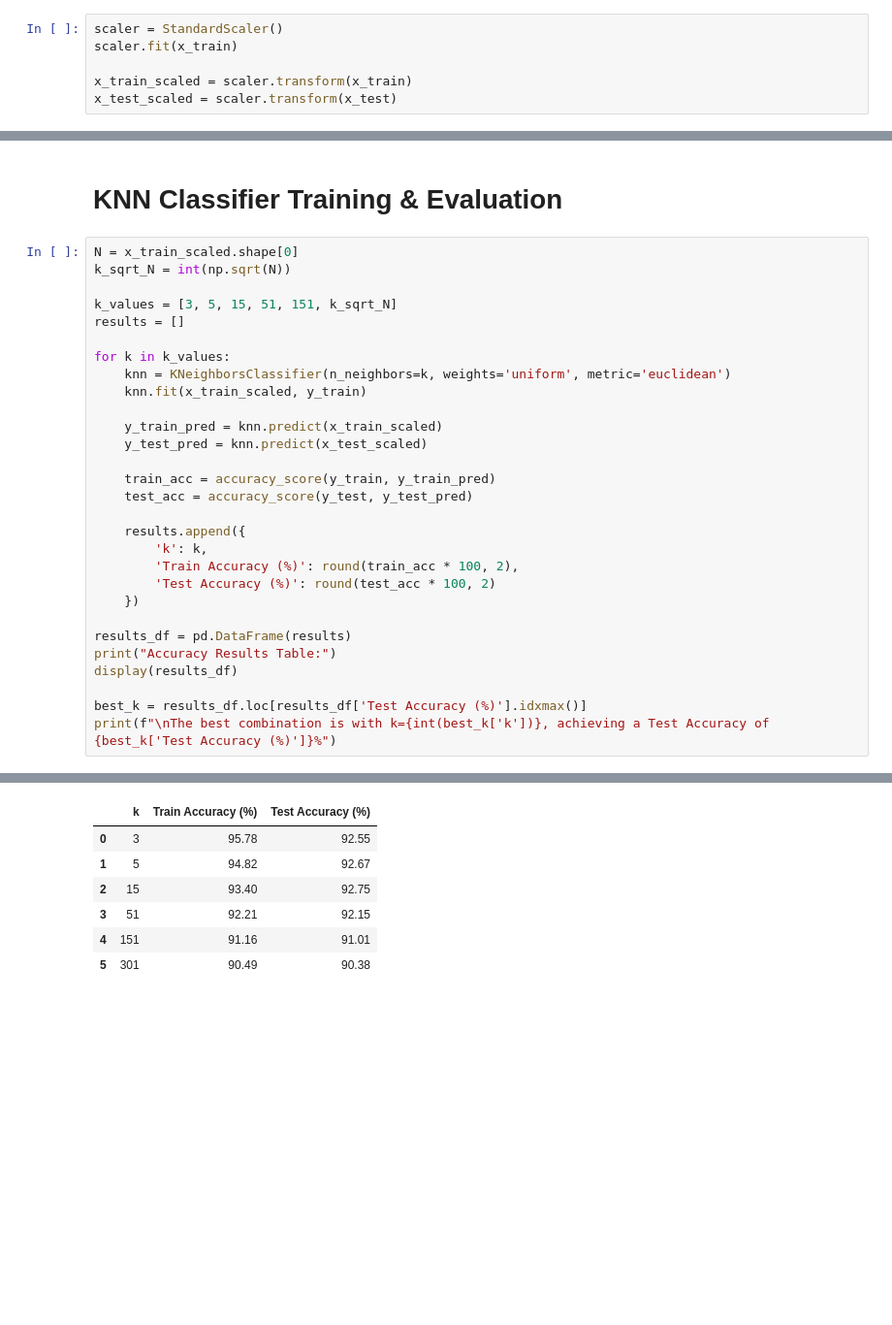
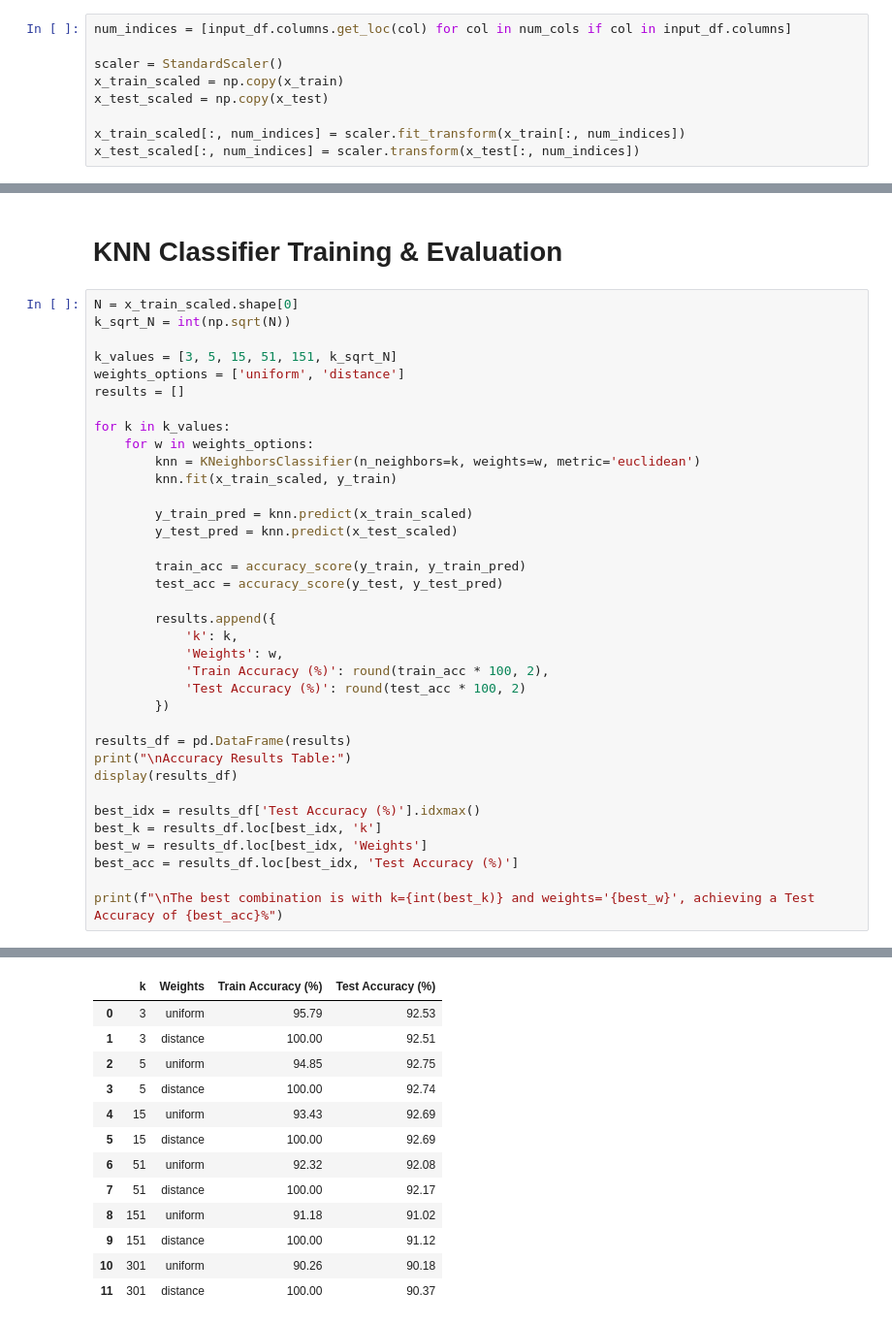
Before and after one commit to MariaVrett/KNN, a Jupyter notebook: Κ_ΝΝ.ipynb, the cells around one changed output, grey strips where cells are left out. Shown at 97% size. Drawn from its saved outputs; the diff is of its cells as text; blank space fills up the shorter version.

```diff
--- a/Κ_ΝΝ.ipynb
+++ b/Κ_ΝΝ.ipynb
@@ -119,12 +119,15 @@ Train set shape: (90640, 23) (90640,)
 Test set shape: (38847, 23) (38847,)
 # %% [markdown]
 # Data Normalization
-# %%
-scaler = StandardScaler()
-scaler.fit(x_train)
-
-x_train_scaled = scaler.transform(x_train)
-x_test_scaled = scaler.transform(x_test)
+# %%
+num_indices = [input_df.columns.get_loc(col) for col in num_cols if col in input_df.columns]
+
+scaler = StandardScaler()
+x_train_scaled = np.copy(x_train)
+x_test_scaled = np.copy(x_test)
+
+x_train_scaled[:, num_indices] = scaler.fit_transform(x_train[:, num_indices])
+x_test_scaled[:, num_indices] = scaler.transform(x_test[:, num_indices])
 # %% [markdown]
 The KNN algorithm calculates distances between examples to find the nearest neighbors. If a variable has a very large range of values (e.g., `Flight Distance` in thousands of miles) compared to others (e.g., `In-flight Service` from 1 to 5), the variable with the larger values will dominate the distance calculation, distorting the prediction. Normalization ensures that all numerical variables contribute equally by bringing them to the same scale.
 # %% [markdown]
@@ -132,38 +135,51 @@ The KNN algorithm calculates distances between examples to find the nearest neig
 # %%
 N = x_train_scaled.shape[0]
 k_sqrt_N = int(np.sqrt(N))
 
 k_values = [3, 5, 15, 51, 151, k_sqrt_N]
+weights_options = ['uniform', 'distance']
 results = []
 
 for k in k_values:
-    knn = KNeighborsClassifier(n_neighbors=k, weights='uniform', metric='euclidean')
-    knn.fit(x_train_scaled, y_train)
+    for w in weights_options:
+        knn = KNeighborsClassifier(n_neighbors=k, weights=w, metric='euclidean')
+        knn.fit(x_train_scaled, y_train)
 
-    y_train_pred = knn.predict(x_train_scaled)
-    y_test_pred = knn.predict(x_test_scaled)
+        y_train_pred = knn.predict(x_train_scaled)
+        y_test_pred = knn.predict(x_test_scaled)
 
-    train_acc = accuracy_score(y_train, y_train_pred)
-    test_acc = accuracy_score(y_test, y_test_pred)
+        train_acc = accuracy_score(y_train, y_train_pred)
+        test_acc = accuracy_score(y_test, y_test_pred)
 
-    results.append({
-        'k': k,
-        'Train Accuracy (%)': round(train_acc * 100, 2),
-        'Test Accuracy (%)': round(test_acc * 100, 2)
-    })
+        results.append({
+            'k': k,
+            'Weights': w,
+            'Train Accuracy (%)': round(train_acc * 100, 2),
+            'Test Accuracy (%)': round(test_acc * 100, 2)
+        })
 
 results_df = pd.DataFrame(results)
-print("Accuracy Results Table:")
+print("\nAccuracy Results Table:")
 display(results_df)
 
-best_k = results_df.loc[results_df['Test Accuracy (%)'].idxmax()]
-print(f"\nThe best combination is with k={int(best_k['k'])}, achieving a Test Accuracy of {best_k['Test Accuracy (%)']}%")
+best_idx = results_df['Test Accuracy (%)'].idxmax()
+best_k = results_df.loc[best_idx, 'k']
+best_w = results_df.loc[best_idx, 'Weights']
+best_acc = results_df.loc[best_idx, 'Test Accuracy (%)']
+
+print(f"\nThe best combination is with k={int(best_k)} and weights='{best_w}', achieving a Test Accuracy of {best_acc}%")
 # %% [output]
 Accuracy Results Table:
-|  | k | Train Accuracy (%) | Test Accuracy (%) |
-| 0 | 3 | 95.78 | 92.55 |
-| 1 | 5 | 94.82 | 92.67 |
-| 2 | 15 | 93.40 | 92.75 |
-| 3 | 51 | 92.21 | 92.15 |
-| 4 | 151 | 91.16 | 91.01 |
-| 5 | 301 | 90.49 | 90.38 |
+|  | k | Weights | Train Accuracy (%) | Test Accuracy (%) |
+| 0 | 3 | uniform | 95.79 | 92.53 |
+| 1 | 3 | distance | 100.00 | 92.51 |
+| 2 | 5 | uniform | 94.85 | 92.75 |
+| 3 | 5 | distance | 100.00 | 92.74 |
+| 4 | 15 | uniform | 93.43 | 92.69 |
+| 5 | 15 | distance | 100.00 | 92.69 |
+| 6 | 51 | uniform | 92.32 | 92.08 |
+| 7 | 51 | distance | 100.00 | 92.17 |
+| 8 | 151 | uniform | 91.18 | 91.02 |
+| 9 | 151 | distance | 100.00 | 91.12 |
+| 10 | 301 | uniform | 90.26 | 90.18 |
+| 11 | 301 | distance | 100.00 | 90.37 |
```
Also changed, not shown: parts of 1 cell of this notebook.
